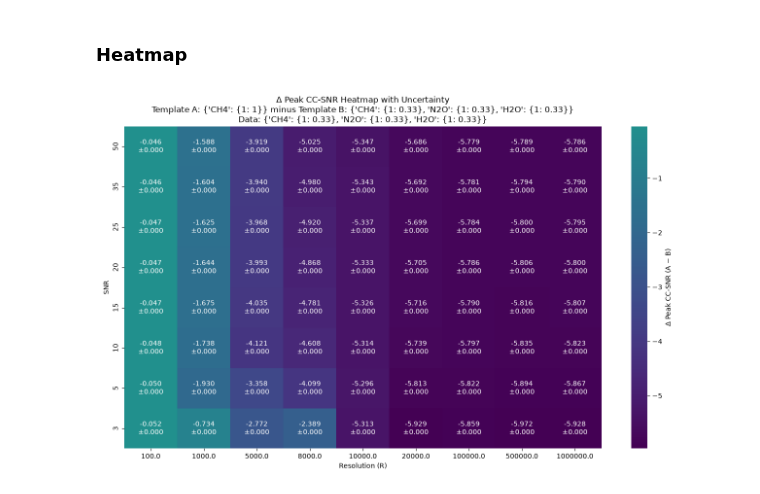
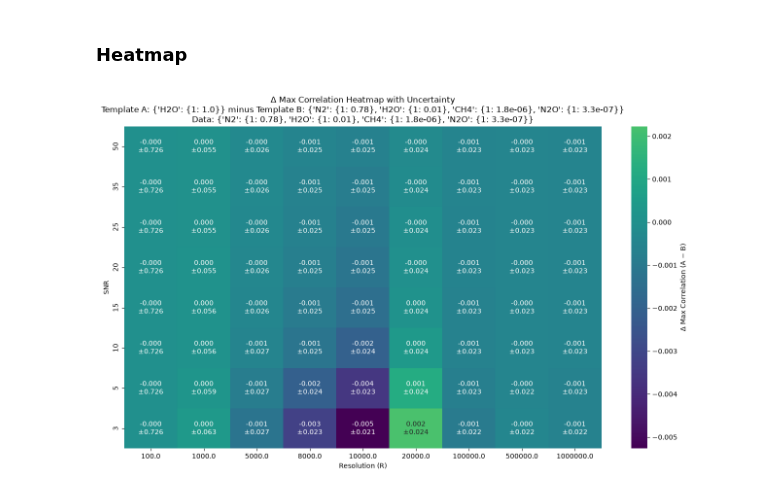
Before and after one commit to zanecollins/sgl_science_case, a Jupyter notebook: sgl_science_case/notebooks/summer_26_isotope_tests_cc.ipynb, the cells around one changed output. Cells and saved outputs as stored; diff of their text form; code cells hidden in the pictures.

Commit message:
save work on Earth-like test branch before switching

```diff
--- a/sgl_science_case/notebooks/summer_26_isotope_tests_cc.ipynb
+++ b/sgl_science_case/notebooks/summer_26_isotope_tests_cc.ipynb
@@ -429,7 +407,7 @@ def run_full_isotope_cross_correlation(
             combined_trans = np.array(clean_data['transmission'], copy=True)
 
             for snr in snr_values:
-                noisy_trans, _ = inject_gaussian_noise(combined_trans, snr)
+                noisy_trans, spec_error_bars = inject_gaussian_noise(combined_trans, snr)
 
                 # 5. Cross-correlate this noisy spectrum against ALL clean templates
                 for template_idx, template in clean_templates.items():
@@ -499,6 +477,7 @@ def run_full_isotope_cross_correlation(
                         'wavelength_grid': wl_grid.copy(),
                         'clean_transmission': combined_trans.copy(),
                         'noisy_transmission': noisy_trans.copy(),
+                        'spec_error_bars': spec_error_bars.copy(),
 
                         # Gaussian fit parameters
                         # 'fitted_amp': fitted_amp,
@@ -593,7 +572,7 @@ def plot_ccf_comparison(df, resolution, snr, data_abundances,
     plt.tight_layout()
     plt.show()
 
-def plot_spectra_grid(df, cases):
+def plot_spectra_grid(df, cases, error_bars=False, figsize=(10, 6)):
     """
     Plot multiple spectra from df_results in a grid.
 
@@ -634,10 +613,14 @@ def plot_spectra_grid(df, cases):
         clean = row['clean_transmission']
         noisy = row['noisy_transmission']
 
-        if snr == 0:
-            plt.plot(wl, clean, label=f'Clean, R = {res:,}, abund = {abun}', lw=1.0)
+        if error_bars and snr != 0:
+            error = row['spec_error_bars']
+            plt.errorbar(wl, noisy, yerr=error, fmt='o', markersize=2, alpha=0.5, label=f'Noisy SNR={snr}, R = {res:,}, abund = {abun}')
         else:
-            plt.plot(wl, noisy, label=f'Noisy SNR={snr}, R = {res:,}, abund = {abun}', lw=0.7, alpha=0.85)
+            if snr == 0:
+                plt.plot(wl, clean, label=f'Clean, R = {res:,}, abund = {abun}', lw=1.0)
+            else:
+                plt.plot(wl, noisy, label=f'Noisy SNR={snr}, R = {res:,}, abund = {abun}', lw=0.7, alpha=0.85)
 
         # plt.title(f"Spectra for abundances: {abun}")
         plt.xlabel('Wavelength (μm)')
@@ -659,7 +642,7 @@ def plot_spectra_grid(df, cases):
 #### Create hi-res parent spectra
 # %%
 parent_dwn = 0.0005
-molecules = ['CH4', 'H2O', 'N2O']
+molecules = ['CH4', 'H2O', 'N2O', 'N2']
 molecule_params = {'CH4': [1], 'H2O': [1], 'N2O': [1], 'N2': [1]}
 # %%
 # 1. Compute the high-resolution parent spectrum once
@@ -775,11 +776,32 @@ Finished! Total cross-correlations computed: 1280
 # %% [markdown]
 ### Heatmap
 # %%
-template_A = {'CH4': {1: 1}}
-# template_B = {'N2O': {1: 1}}
+# abundance_scenarios = [
+#     # 1. Pure species (for template testing)
+#     {'N2': {1: 1.0}},                    # Dry air background
+#     {'H2O': {1: 1.0}},                   # Pure water (not realistic but useful)
+#     {'CH4': {1: 1.0}},                   # Pure methane
+#     {'N2O': {1: 1.0}},                   # Pure nitrous oxide
+#     {'N2': {1: 0.78}},
+#     {'H2O': {1: 0.01}},
+#     {'CH4': {1: 1.8e-6}},
+#     {'N2O': {1: 3.3e-7}},  # Full trace-gas mix
 
-template_B = {'CH4': {1:0.33}, 'N2O': {1:0.33}, 'H2O': {1:0.33}}
-data_abundances =  {'CH4': {1:0.33}, 'N2O': {1:0.33}, 'H2O': {1:0.33}}
+#     # 2. Realistic Earth-like mixes
+#     {'N2': {1: 0.78}, 'H2O': {1: 0.01}},                    # Dry-ish air + water vapor
+#     {'N2': {1: 0.78}, 'H2O': {1: 0.01}, 'CH4': {1: 1.8e-6}}, # + methane
+#     {'N2': {1: 0.78}, 'H2O': {1: 0.01}, 'CH4': {1: 1.8e-6}, 'N2O': {1: 3.3e-7}},  # Full trace-gas mix
+
+
+
+#     # 3. Equal-weight test case (your previous style, but now with N2)
+#     {'N2': {1: 0.25}, 'H2O': {1: 0.25}, 'CH4': {1: 0.25}, 'N2O': {1: 0.25}},
+# ]
+
+template_A = {'H2O': {1:1.0}}
+
+template_B = {'N2': {1: 0.78}, 'H2O': {1: 0.01}, 'CH4': {1: 1.8e-6}, 'N2O': {1: 3.3e-7}}
+data_abundances =  {'N2': {1: 0.78}, 'H2O': {1: 0.01}, 'CH4': {1: 1.8e-6}, 'N2O': {1: 3.3e-7}}
 
 
 def get_peak_values(df, template_abundances, data_abundances, metric='cc_snr'):
@@ -802,7 +824,7 @@ def get_peak_values(df, template_abundances, data_abundances, metric='cc_snr'):
 
 
 # ======================
-metric_to_use = 'cc_snr'
+metric_to_use = 'o'
 
 df_A, value_name = get_peak_values(df_results, template_A, data_abundances, metric=metric_to_use)
 df_B, _ = get_peak_values(df_results, template_B, data_abundances, metric=metric_to_use)
@@ -833,31 +855,31 @@ for i, snr in enumerate(pivot.index):
     for j, res in enumerate(pivot.columns):
         delta = pivot.iloc[i, j]
         delta_err = merged[(merged['snr'] == snr) & (merged['resolution'] == res)]['delta_error'].mean()
         annot.iloc[i, j] = f"{delta:.3f}\n±{delta_err:.3f}"
 
 # ======================
 # Plot
 # ======================
 plt.figure(figsize=(13, 8))
 
 sns.heatmap(
     pivot,
     cmap='viridis',
     center=0,
     annot=annot,
     fmt='',
     cbar_kws={'label': f'Δ {value_name} (A − B)'}
 )
 
 plt.xlabel('Resolution (R)')
 plt.ylabel('SNR')
 plt.title(
     f'Δ {value_name} Heatmap with Uncertainty\n'
     f'Template A: {template_A} minus Template B: {template_B}\n'
     f'Data: {data_abundances}'
 )
 
 plt.tight_layout()
 plt.show()
 # %% [output]
-[figure, old version]
+[figure, new version]
```
Also changed, not shown: parts of 11 cells of this notebook, 4 other files.
